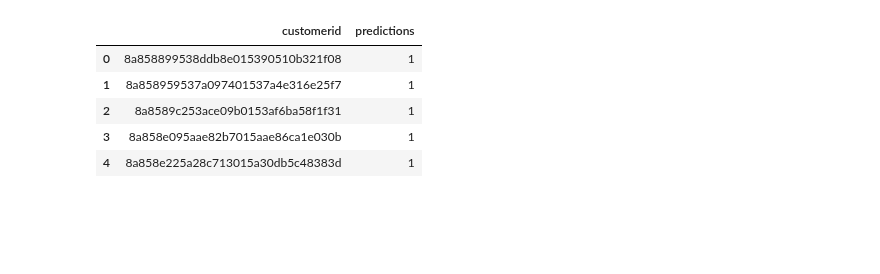
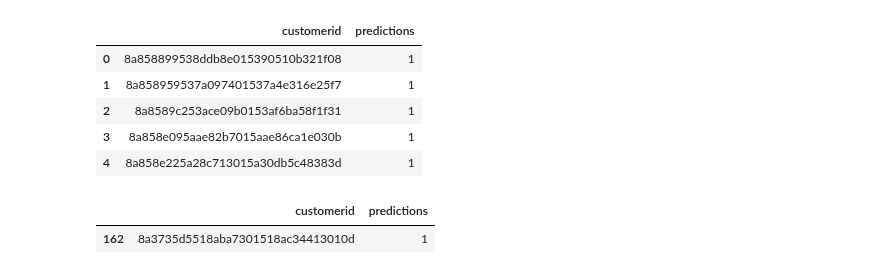
Before and after one commit to KWERA/Eulers_Loan_Prediction, a Jupyter notebook: Loanchallenge.ipynb, the cells around one changed output. Cells and saved outputs as stored; diff of their text form; code cells hidden in the pictures; blank space fills up the shorter version.

```diff
--- a/Loanchallenge.ipynb
+++ b/Loanchallenge.ipynb
@@ -1046 +1146,6 @@ pays_late_risk           0
 dtype: int64
+# %%
+testdf_final['loan_freq']=testdf_final['loan_freq'].fillna(testdf_final['loan_freq'].mean())
+testdf_final['clients_avg_loanAMT']=testdf_final['clients_avg_loanAMT'].fillna(0)
+mean_loanAMT_TST=testdf_final['clients_min_loanAMT'].mean()
+mean_loanAMT_TST
@@ -1047 +1154,17 @@ dtype: int64
+# %%
+# Define a dictionary with specific fill values for each column for new clients
+fill_values = {
+
+    'avg_paybacktime': testdf_final['avg_paybacktime'].fillna(testdf_final['avg_paybacktime'].mean()),
+    'clients_avg_loanAMT':testdf_final['clients_avg_loanAMT'].fillna(mean_loanAMT_TST),
+    'clients_min_loanAMT':testdf_final['clients_min_loanAMT'].fillna(mean_loanAMT_TST),
+    'clients_max_loanAMT':testdf_final['clients_max_loanAMT'].fillna(testdf_final['clients_max_loanAMT'].mean()),
+    'clients_modal_loanAMT': 0,
+    'total_loans':0,
+    'ontime_loans':testdf_final['ontime_loans'].fillna(testdf_final['ontime_loans'].mean()),
+    'ontime_percentage':result_df_final['ontime_percentage'].fillna(testdf_final['ontime_percentage'].mean()),
+    'pays_late_risk':testdf_final['pays_late_risk'].fillna(testdf_final['pays_late_risk'].mean())
+}
+# Fill NaN values with specified values for each column
+testdf_final = testdf_final.fillna(value=fill_values)
 # %%
@@ -1580,6 +1709,6 @@ reportdf.head()
 | 4 | 8a858e225a28c713015a30db5c48383d | 301959177 | 4 | 04:33.0 | 04:27.0 | 20000 | 24,500.00 | 30 | ... |
 # %%
 #Submission data
-sumissiondf=reportdf[['customerid','predictions']]
-sumissiondf.to_csv('SampleSubmission.csv')
+submissiondf=reportdf[['customerid','predictions']]
+submissiondf.to_csv('SampleSubmission.csv',index=False)
 # %%
@@ -1591,5 +1720,10 @@ sumissiondf.head(5)
 | 2 | 8a8589c253ace09b0153af6ba58f1f31 | 1 |
 | 3 | 8a858e095aae82b7015aae86ca1e030b | 1 |
 | 4 | 8a858e225a28c713015a30db5c48383d | 1 |
+# %%
+submissiondf[submissiondf['customerid']=='8a3735d5518aba7301518ac34413010d']
+# %% [output]
+|  | customerid | predictions |
+| 162 | 8a3735d5518aba7301518ac34413010d | 1 |
 # %%
 #pre process the test set too
```
Also changed, not shown: parts of 39 cells of this notebook, 7 other files.
